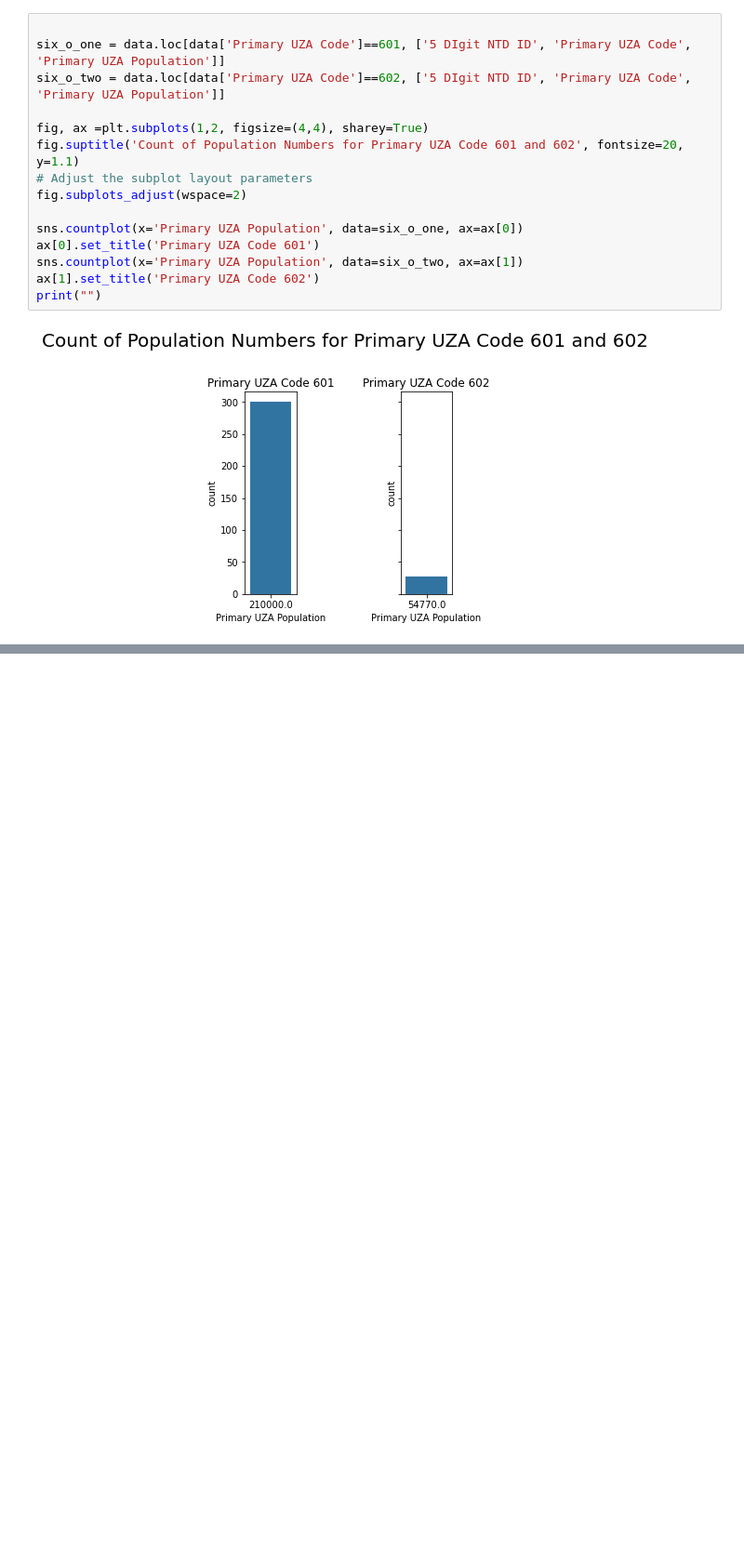
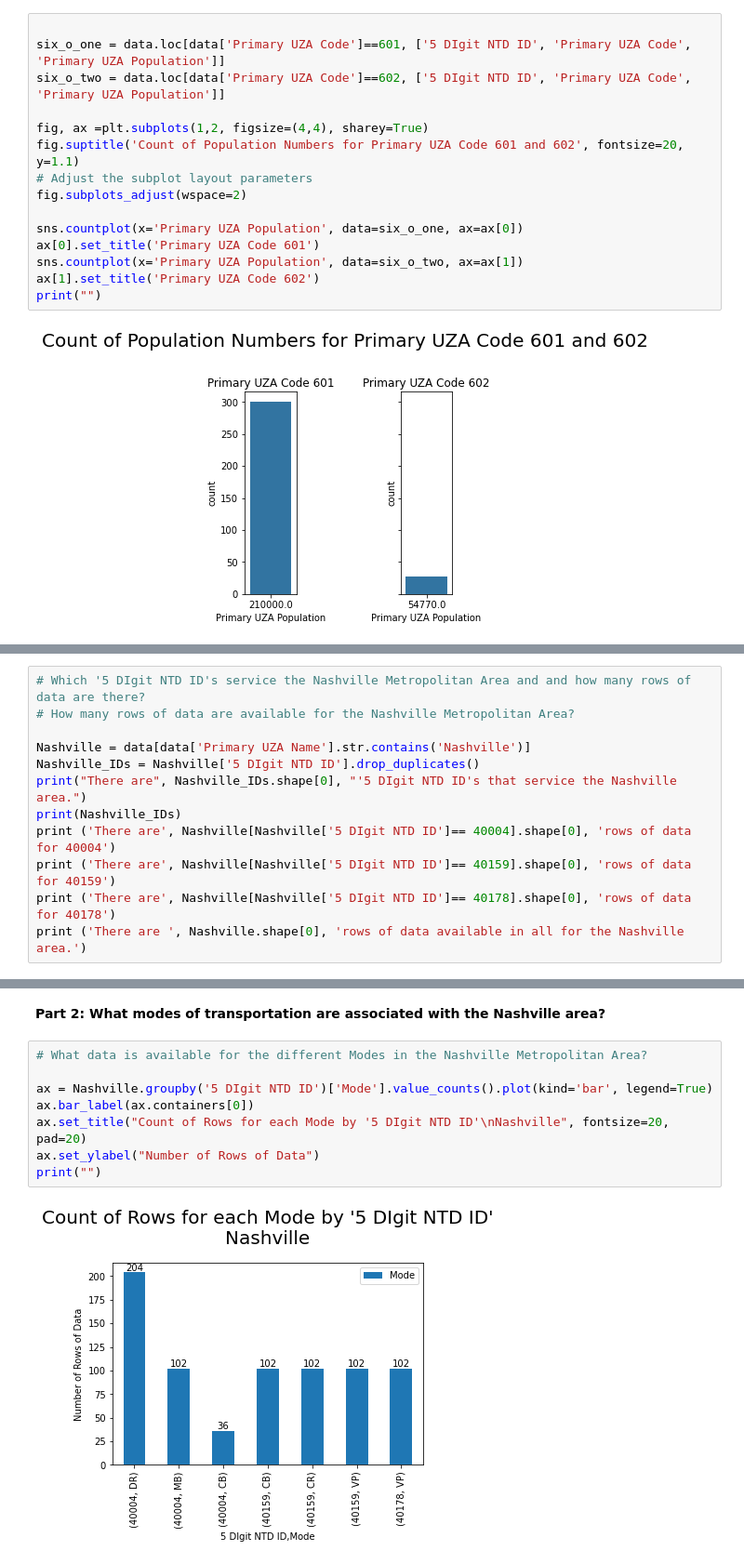
Before and after one commit to tamarahorne/Springboard, a Jupyter notebook: Capstone Project 2/notebooks/03_NTD_exploratory_data_analysis.ipynb, the cells around one changed output, grey strips where cells are left out. Shown at 93% size. Saved outputs shown, nothing was run; the diff lists cells and outputs as text; blank space fills up the shorter version.

```diff
--- a/Capstone Project 2/notebooks/03_NTD_exploratory_data_analysis.ipynb
+++ b/Capstone Project 2/notebooks/03_NTD_exploratory_data_analysis.ipynb
@@ -404,0 +269,12 @@ Note to Self: FTA regions [FTA Regions](https://www.transit.dot.gov/about/region
+# %%
+# Which '5 DIgit NTD ID's service the Nashville Metropolitan Area and and how many rows of data are there?
+# How many rows of data are available for the Nashville Metropolitan Area?
+
+Nashville = data[data['Primary UZA Name'].str.contains('Nashville')]
+Nashville_IDs = Nashville['5 DIgit NTD ID'].drop_duplicates()
+print("There are", Nashville_IDs.shape[0], "'5 DIgit NTD ID's that service the Nashville area.")
+print(Nashville_IDs)
+print ('There are', Nashville[Nashville['5 DIgit NTD ID']== 40004].shape[0], 'rows of data for 40004')
+print ('There are', Nashville[Nashville['5 DIgit NTD ID']== 40159].shape[0], 'rows of data for 40159')
+print ('There are', Nashville[Nashville['5 DIgit NTD ID']== 40178].shape[0], 'rows of data for 40178')
+print ('There are ', Nashville.shape[0], 'rows of data available in all for the Nashville area.')
@@ -404,0 +291,12 @@ Note to Self: FTA regions [FTA Regions](https://www.transit.dot.gov/about/region
+# %% [markdown]
+**Part 2: What modes of transportation are associated with the Nashville area?**
+# %%
+# What data is available for the different Modes in the Nashville Metropolitan Area?
+
+ax = Nashville.groupby('5 DIgit NTD ID')['Mode'].value_counts().plot(kind='bar', legend=True)
+ax.bar_label(ax.containers[0])
+ax.set_title("Count of Rows for each Mode by '5 DIgit NTD ID'\nNashville", fontsize=20, pad=20)
+ax.set_ylabel("Number of Rows of Data")
+print("")
+# %% [output]
+[figure, added]
```
Also changed, not shown: parts of 111 cells of this notebook, 2 other files.
